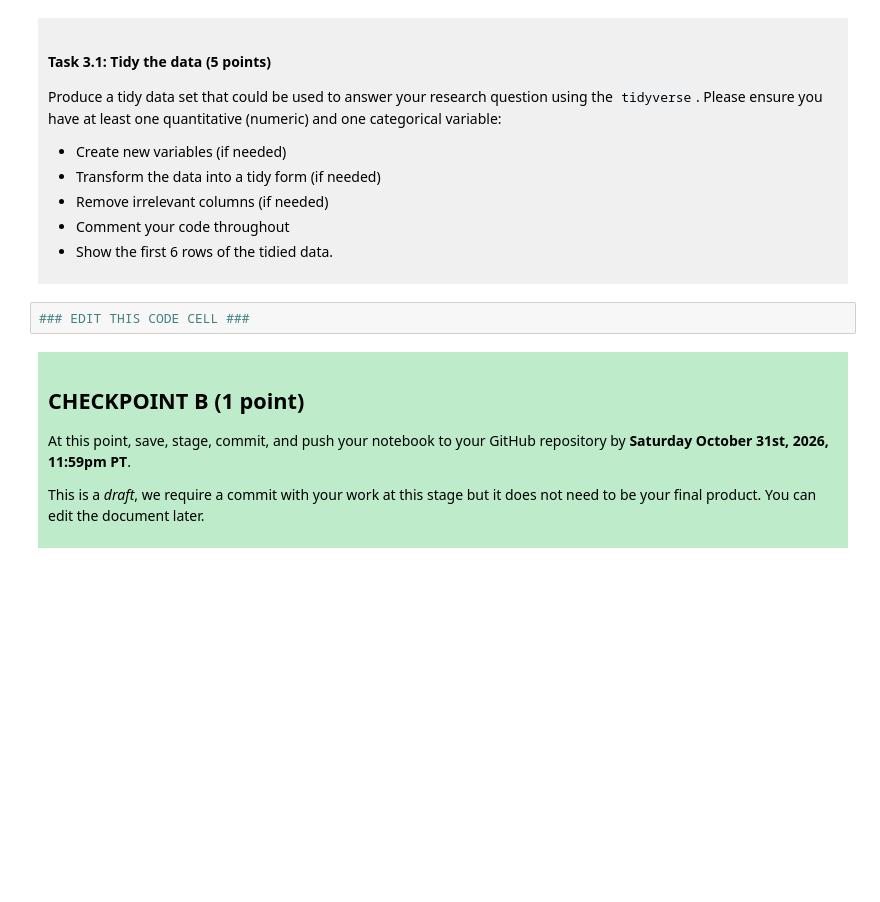
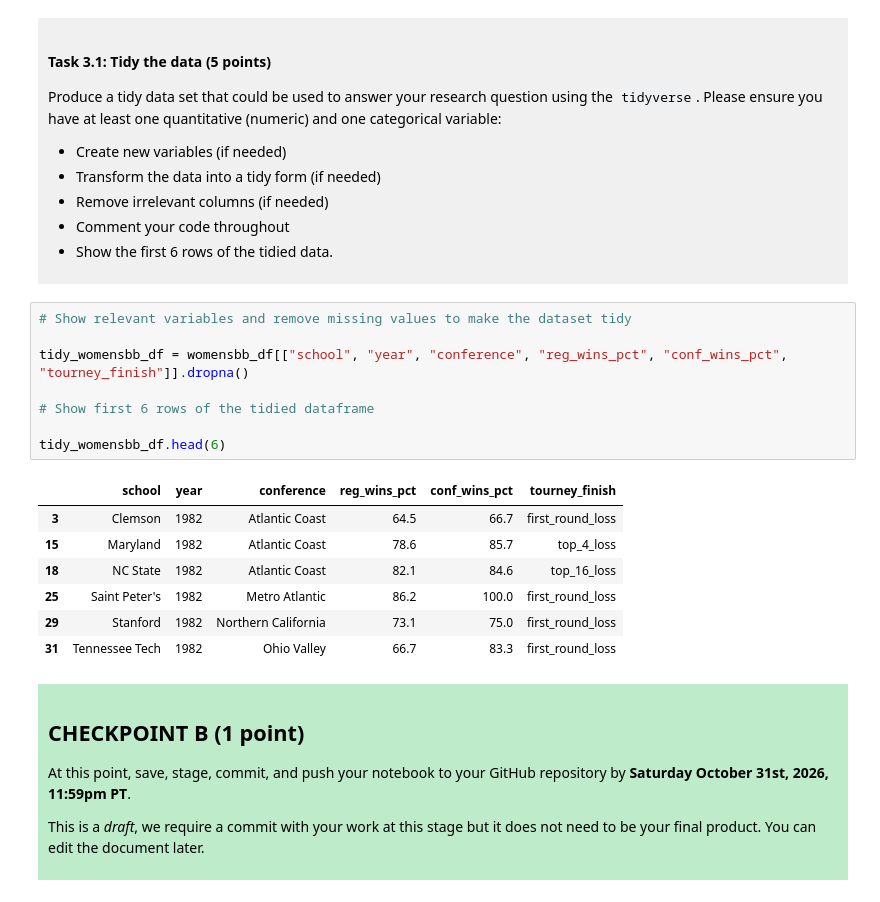
Before and after one commit to malaimirza/dsci-100-project-malaika-mirza, a Jupyter notebook: dsci-100-project-notebook.ipynb, the cells around one changed output. Drawn from its saved outputs; the diff is of its cells as text; blank space fills up the shorter version.

```diff
--- a/dsci-100-project-notebook.ipynb
+++ b/dsci-100-project-notebook.ipynb
@@ -187,7 +202,21 @@ Produce a tidy data set that could be used to answer your research question usin
 
 </div>
 # %%
-### EDIT THIS CODE CELL ###
+# Show relevant variables and remove missing values to make the dataset tidy
+
+tidy_womensbb_df = womensbb_df[["school", "year", "conference", "reg_wins_pct", "conf_wins_pct", "tourney_finish"]].dropna()
+
+# Show first 6 rows of the tidied dataframe
+
+tidy_womensbb_df.head(6)
+# %% [output]
+|  | school | year | conference | reg_wins_pct | conf_wins_pct | tourney_finish |
+| 3 | Clemson | 1982 | Atlantic Coast | 64.5 | 66.7 | first_round_loss |
+| 15 | Maryland | 1982 | Atlantic Coast | 78.6 | 85.7 | top_4_loss |
+| 18 | NC State | 1982 | Atlantic Coast | 82.1 | 84.6 | top_16_loss |
+| 25 | Saint Peter's | 1982 | Metro Atlantic | 86.2 | 100.0 | first_round_loss |
+| 29 | Stanford | 1982 | Northern California | 73.1 | 75.0 | first_round_loss |
+| 31 | Tennessee Tech | 1982 | Ohio Valley | 66.7 | 83.3 | first_round_loss |
 # %% [markdown]
 <div style="background-color: #beebca; padding: 10px;">
 
```
Also changed, not shown: parts of 3 cells of this notebook.
